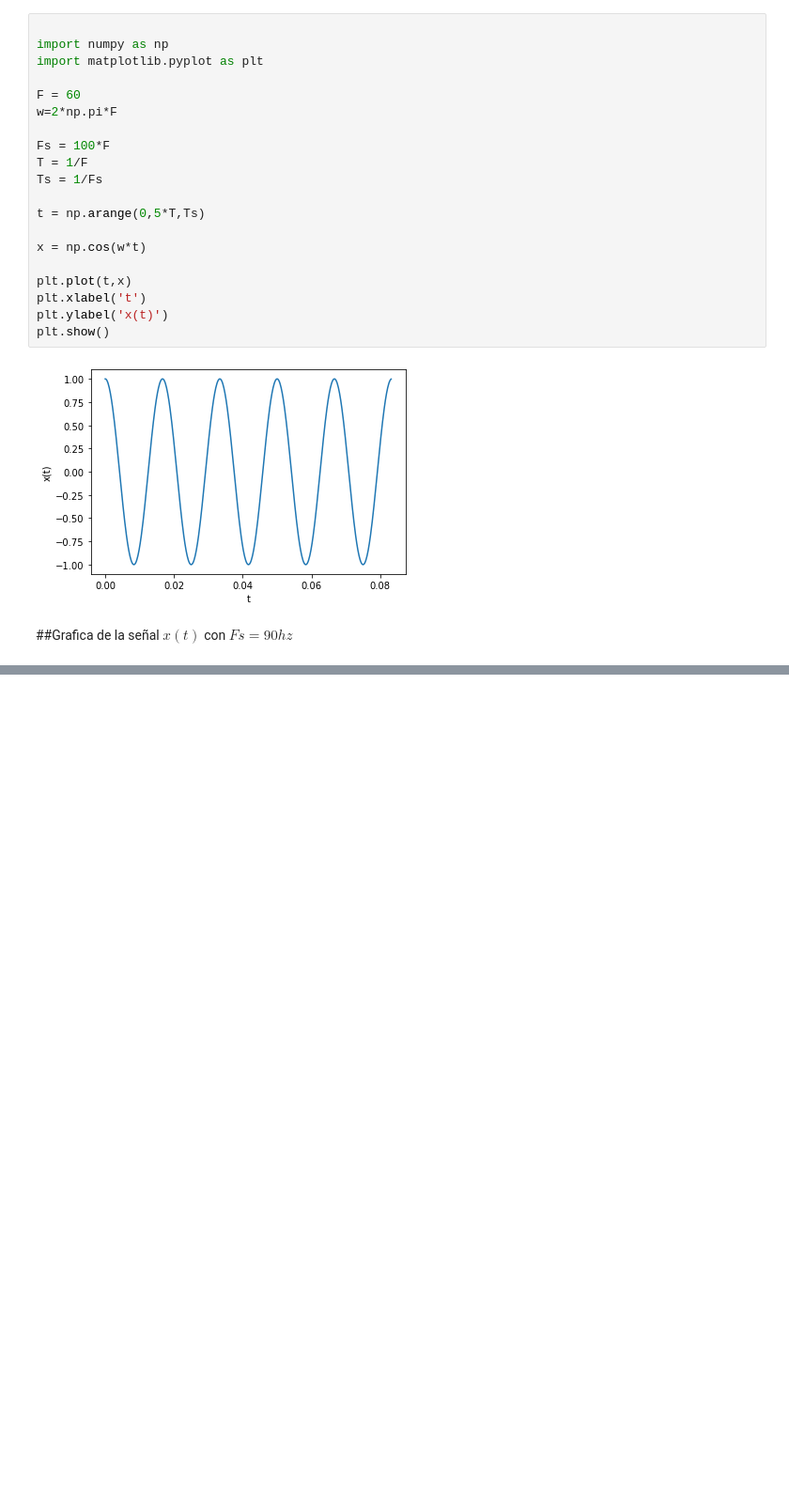
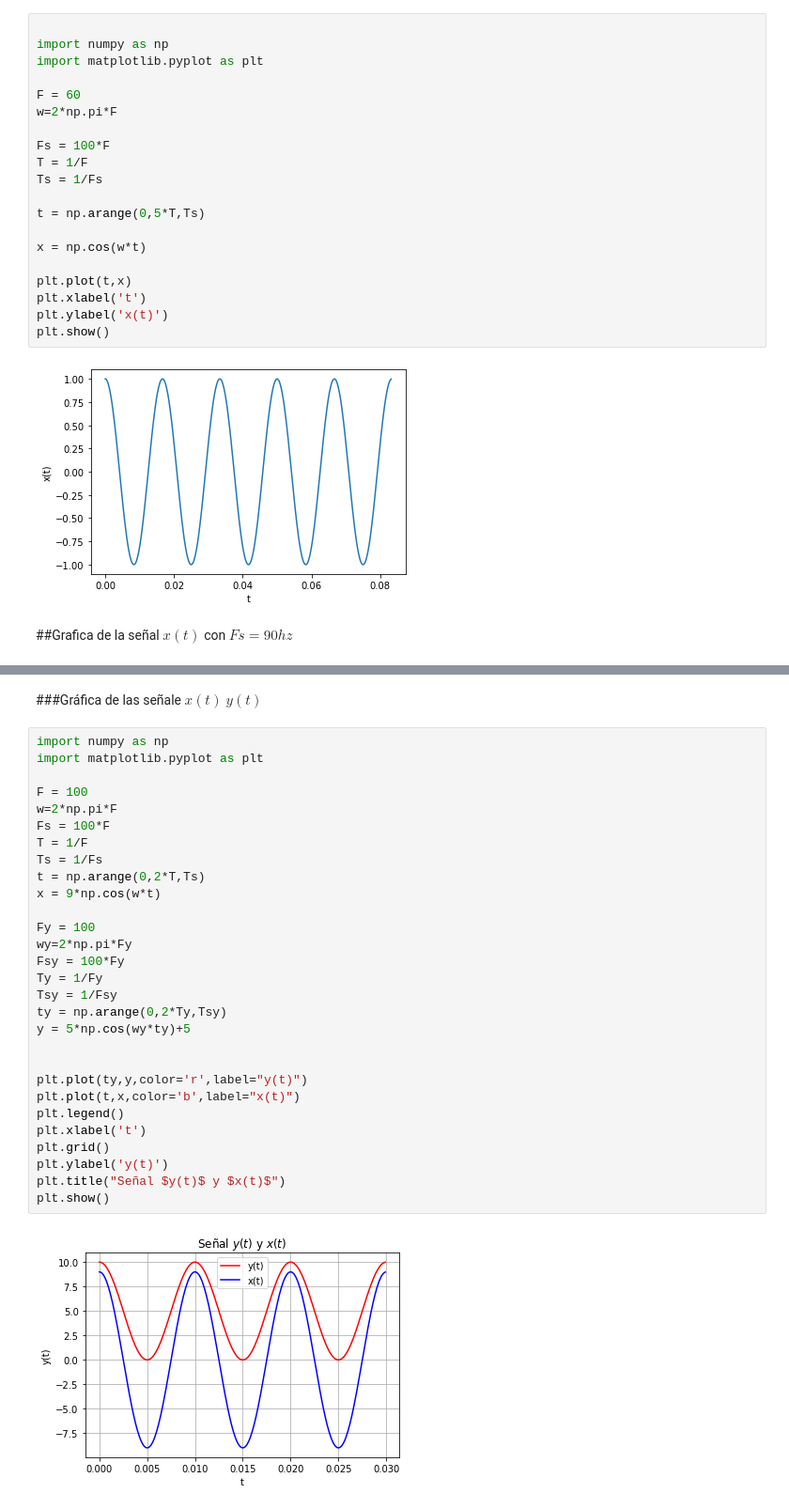
Before and after one commit to aguaranguay/se-ales, a Jupyter notebook: Taller1.ipynb, the cells around one changed output, grey strips where cells are left out. Shown at 94% size. Saved outputs shown, nothing was run; the diff lists cells and outputs as text; blank space fills up the shorter version.

```diff
--- a/Taller1.ipynb
+++ b/Taller1.ipynb
@@ -696,0 +789,33 @@ plt.show()
+# %% [markdown]
+###Gráfica de las señale $x(t)$ $y(t)$
+# %%
+import numpy as np
+import matplotlib.pyplot as plt
+
+F = 100
+w=2*np.pi*F
+Fs = 100*F
+T = 1/F
+Ts = 1/Fs
+t = np.arange(0,2*T,Ts)
+x = 9*np.cos(w*t)
+
+Fy = 100
+wy=2*np.pi*Fy
+Fsy = 100*Fy
+Ty = 1/Fy
+Tsy = 1/Fsy
+ty = np.arange(0,2*Ty,Tsy)
+y = 5*np.cos(wy*ty)+5
+
+
+plt.plot(ty,y,color='r',label="y(t)")
+plt.plot(t,x,color='b',label="x(t)")
+plt.legend()
+plt.xlabel('t')
+plt.grid()
+plt.ylabel('y(t)')
+plt.title("Señal $y(t)$ y $x(t)$")
+plt.show()
+# %% [output]
+[figure, added]
```
Also changed, not shown: parts of 9 cells of this notebook.
